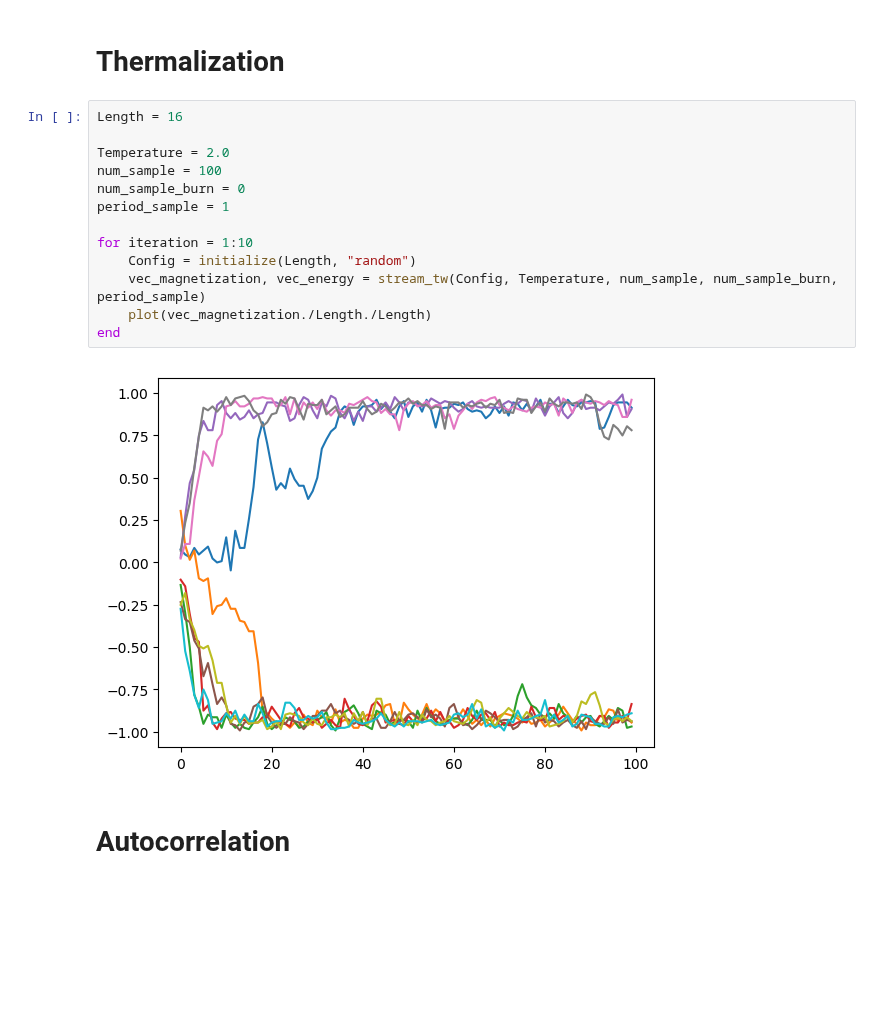
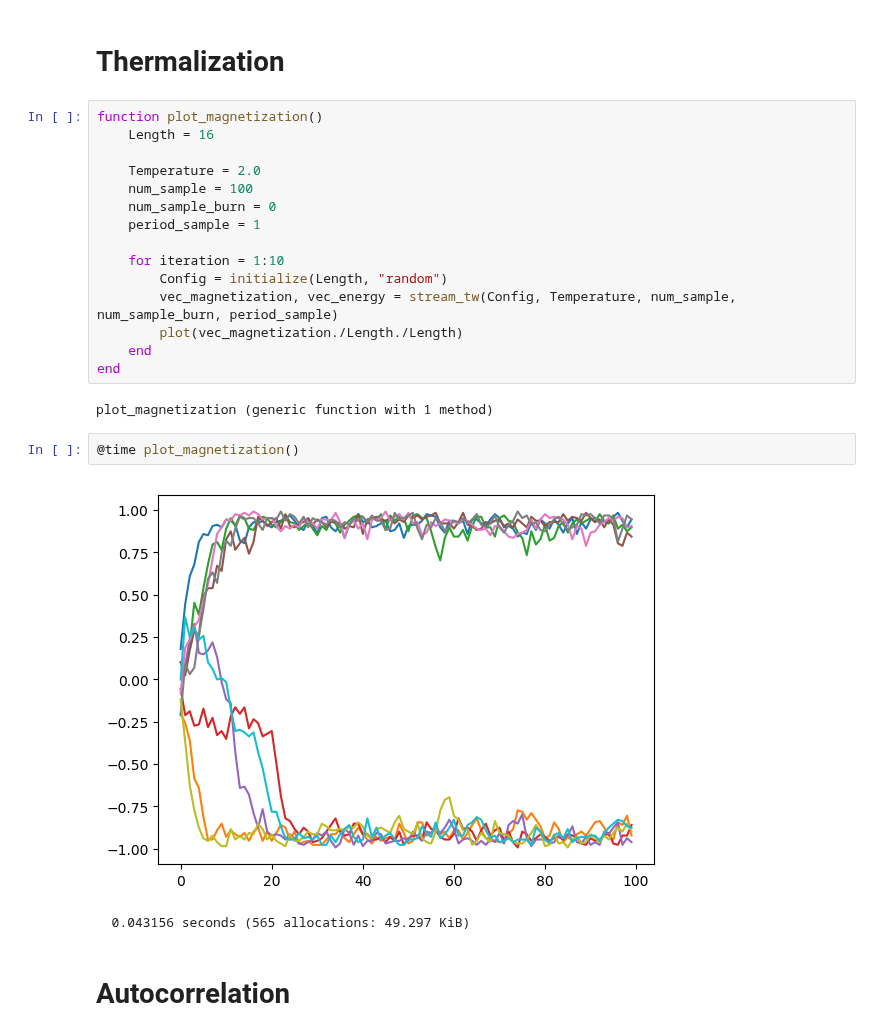
Before and after one commit to bkjhun/ising_2d_julia, a Jupyter notebook: ising_2d.ipynb, the cells around one changed output. Drawn from its saved outputs; the diff is of its cells as text; blank space fills up the shorter version.

```diff
--- a/ising_2d.ipynb
+++ b/ising_2d.ipynb
@@ -77,20 +78,27 @@ visualize()
 # %% [markdown]
 # Thermalization
 # %%
-Length = 16
+function plot_magnetization()
+    Length = 16
 
-Temperature = 2.0
-num_sample = 100
-num_sample_burn = 0
-period_sample = 1
+    Temperature = 2.0
+    num_sample = 100
+    num_sample_burn = 0
+    period_sample = 1
 
-for iteration = 1:10
-    Config = initialize(Length, "random")
-    vec_magnetization, vec_energy = stream_tw(Config, Temperature, num_sample, num_sample_burn, period_sample)
-    plot(vec_magnetization./Length./Length)
+    for iteration = 1:10
+        Config = initialize(Length, "random")
+        vec_magnetization, vec_energy = stream_tw(Config, Temperature, num_sample, num_sample_burn, period_sample)
+        plot(vec_magnetization./Length./Length)
+    end
 end
 # %% [output]
-[figure, removed]
+plot_magnetization (generic function with 1 method)
+# %%
+@time plot_magnetization()
+# %% [output]
+[figure, added]
+  0.043156 seconds (565 allocations: 49.297 KiB)
 # %% [markdown]
 # Autocorrelation
 # %% [markdown]
```
Also changed, not shown: parts of 12 cells of this notebook, 19 other files.
